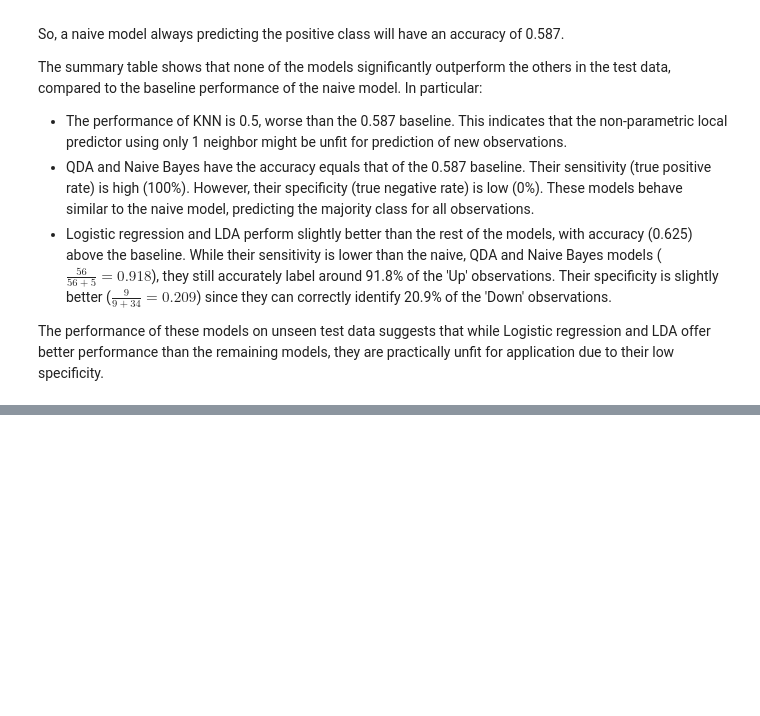
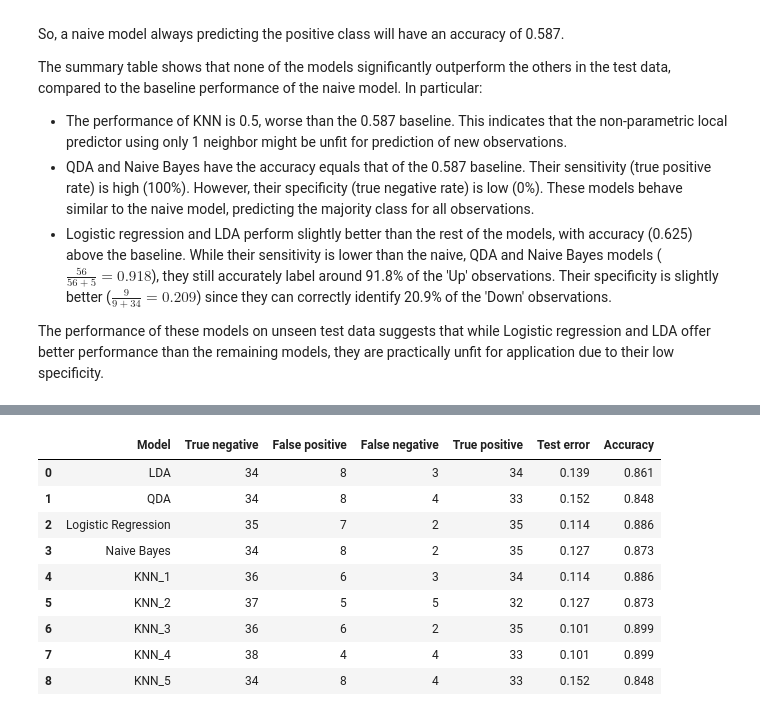
Before and after one commit to nhitran-00/ISL, a Jupyter notebook: chapter_4.ipynb, the cells around one changed output, grey strips where cells are left out. Cells and saved outputs as stored; diff of their text form; code cells hidden in the pictures; blank space fills up the shorter version.

```diff
--- a/chapter_4.ipynb
+++ b/chapter_4.ipynb
@@ -494,0 +527,38 @@ The model performance indicates that despite the initial observations on the dat
+# %%
+summary_dict_14 = dict()
+summary_dict_14['Model'] = ['LDA', 'QDA', 'Logistic Regression', 'Naive Bayes', *(f'KNN_{i}' for i in range(1,6))]
+summary_dict_14['True negative'] = []
+summary_dict_14['False positive'] = []
+summary_dict_14['False negative'] = []
+summary_dict_14['True positive'] = []
+summary_dict_14['Test error'] = []
+summary_dict_14['Accuracy'] = []
+
+models_14 = []
+for model in (LDA(store_covariance=True),
+              QDA(store_covariance=True),
+              LogisticRegression(C=1e10, solver='liblinear'),
+              GaussianNB(),
+              *[KNeighborsClassifier(n_neighbors=K) for K in range(1,6)]):
+    model.fit(X_14_train, y_14_train)
+    models_14.append(model)
+    predicted_labels = model.predict(X_14_test)
+    tn, fp, fn, tp = confusion_matrix(y_14_test, predicted_labels).ravel().tolist()
+    error = float(f"{(fp + fn) / (tp + fp + fn + tn):.3g}")
+    accuracy = float(f"{(tp + tn) / (tp + fp + fn + tn):.3g}")
+    for key, val in zip(list(summary_dict_14.keys())[1:], (tn, fp, fn, tp, error, accuracy)):
+        summary_dict_14[key].append(val)
+
+summary_df_14 = pd.DataFrame(summary_dict_14)
+display(summary_df_14)
+# %% [output]
+|  | Model | True negative | False positive | False negative | True positive | Test error | Accuracy |
+| 0 | LDA | 34 | 8 | 3 | 34 | 0.139 | 0.861 |
+| 1 | QDA | 34 | 8 | 4 | 33 | 0.152 | 0.848 |
+| 2 | Logistic Regression | 35 | 7 | 2 | 35 | 0.114 | 0.886 |
+| 3 | Naive Bayes | 34 | 8 | 2 | 35 | 0.127 | 0.873 |
+| 4 | KNN_1 | 36 | 6 | 3 | 34 | 0.114 | 0.886 |
+| 5 | KNN_2 | 37 | 5 | 5 | 32 | 0.127 | 0.873 |
+| 6 | KNN_3 | 36 | 6 | 2 | 35 | 0.101 | 0.899 |
+| 7 | KNN_4 | 38 | 4 | 4 | 33 | 0.101 | 0.899 |
+| 8 | KNN_5 | 34 | 8 | 4 | 33 | 0.152 | 0.848 |
```
Also changed, not shown: parts of 10 cells of this notebook.
